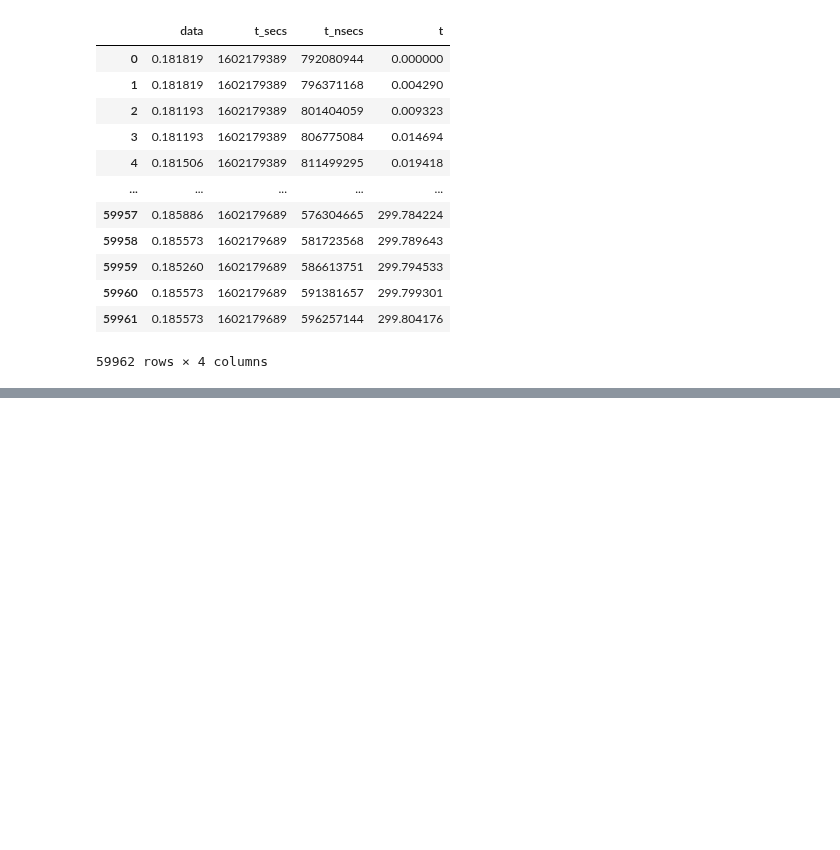
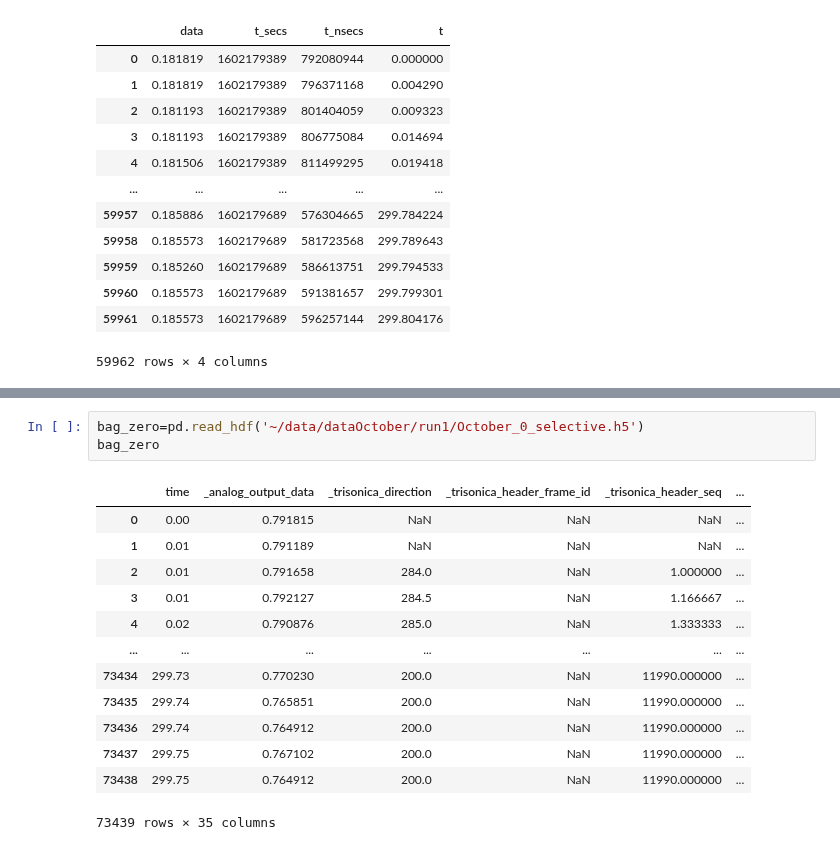
Before and after one commit to arunavanag591/odor_analysis, a Jupyter notebook: data_exploration/odor_analysis.ipynb, the cells around one changed output, grey strips where cells are left out. Saved outputs shown, nothing was run; the diff lists cells and outputs as text; blank space fills up the shorter version.

```diff
--- a/data_exploration/odor_analysis.ipynb
+++ b/data_exploration/odor_analysis.ipynb
@@ -204,0 +212,17 @@ ax_lgo.set_xlim(60,320)
+# %%
+bag_zero=pd.read_hdf('~/data/dataOctober/run1/October_0_selective.h5')
+bag_zero
+# %% [output]
+|  | time | _analog_output_data | _trisonica_direction | _trisonica_header_frame_id | _trisonica_header_seq | ... |
+| 0 | 0.00 | 0.791815 | NaN | NaN | NaN | ... |
+| 1 | 0.01 | 0.791189 | NaN | NaN | NaN | ... |
+| 2 | 0.01 | 0.791658 | 284.0 | NaN | 1.000000 | ... |
+| 3 | 0.01 | 0.792127 | 284.5 | NaN | 1.166667 | ... |
+| 4 | 0.02 | 0.790876 | 285.0 | NaN | 1.333333 | ... |
+| ... | ... | ... | ... | ... | ... | ... |
+| 73434 | 299.73 | 0.770230 | 200.0 | NaN | 11990.000000 | ... |
+| 73435 | 299.74 | 0.765851 | 200.0 | NaN | 11990.000000 | ... |
+| 73436 | 299.74 | 0.764912 | 200.0 | NaN | 11990.000000 | ... |
+| 73437 | 299.75 | 0.767102 | 200.0 | NaN | 11990.000000 | ... |
+| 73438 | 299.75 | 0.764912 | 200.0 | NaN | 11990.000000 | ... |
+73439 rows × 35 columns
```
Also changed, not shown: parts of 10 cells of this notebook, 1 other file.
